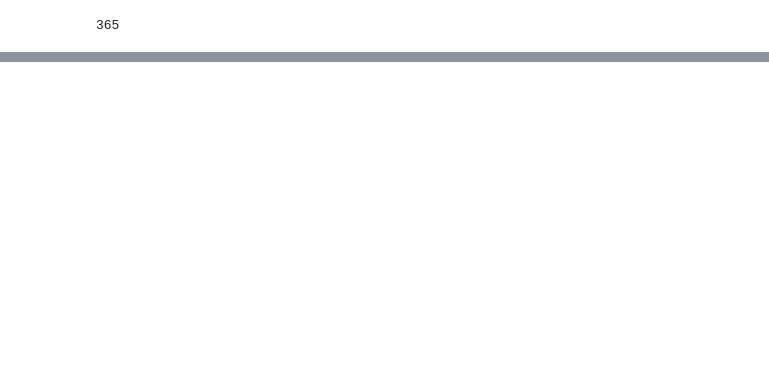
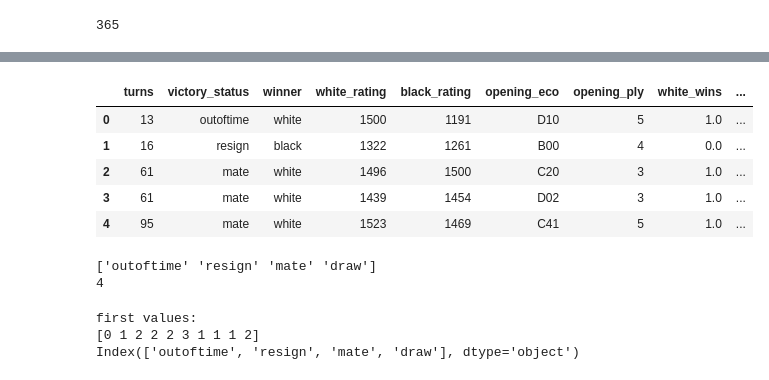
Before and after one commit to ceschini/lichess_win_prediction, a Jupyter notebook: ml_chess_predict.ipynb, the cells around one changed output, grey strips where cells are left out. Drawn from its saved outputs; the diff is of its cells as text; code cells hidden in the pictures; blank space fills up the shorter version.

```diff
--- a/ml_chess_predict.ipynb
+++ b/ml_chess_predict.ipynb
@@ -109,0 +162,23 @@ chess['opening_eco'].unique().size
+# %%
+chess.head()
+# %% [output]
+|  | turns | victory_status | winner | white_rating | black_rating | opening_eco | opening_ply | white_wins | ... |
+| 0 | 13 | outoftime | white | 1500 | 1191 | D10 | 5 | 1.0 | ... |
+| 1 | 16 | resign | black | 1322 | 1261 | B00 | 4 | 0.0 | ... |
+| 2 | 61 | mate | white | 1496 | 1500 | C20 | 3 | 1.0 | ... |
+| 3 | 61 | mate | white | 1439 | 1454 | D02 | 3 | 1.0 | ... |
+| 4 | 95 | mate | white | 1523 | 1469 | C41 | 5 | 1.0 | ... |
+# %%
+print(chess['victory_status'].unique())
+print(chess['victory_status'].unique().size)
+# %% [output]
+['outoftime' 'resign' 'mate' 'draw']
+4
+# %%
+chess = cat_encoder(chess, chess['victory_status'])
+chess.drop('victory_status', axis=1, inplace=True)
+chess.rename({0: 'outoftime', 1: 'resign', 2: 'mate', 3: 'draw'}, axis=1, inplace=True)
+# %% [output]
+first values:
+[0 1 2 2 2 3 1 1 1 2]
+Index(['outoftime', 'resign', 'mate', 'draw'], dtype='object')
```
Also changed, not shown: parts of 28 cells of this notebook.
